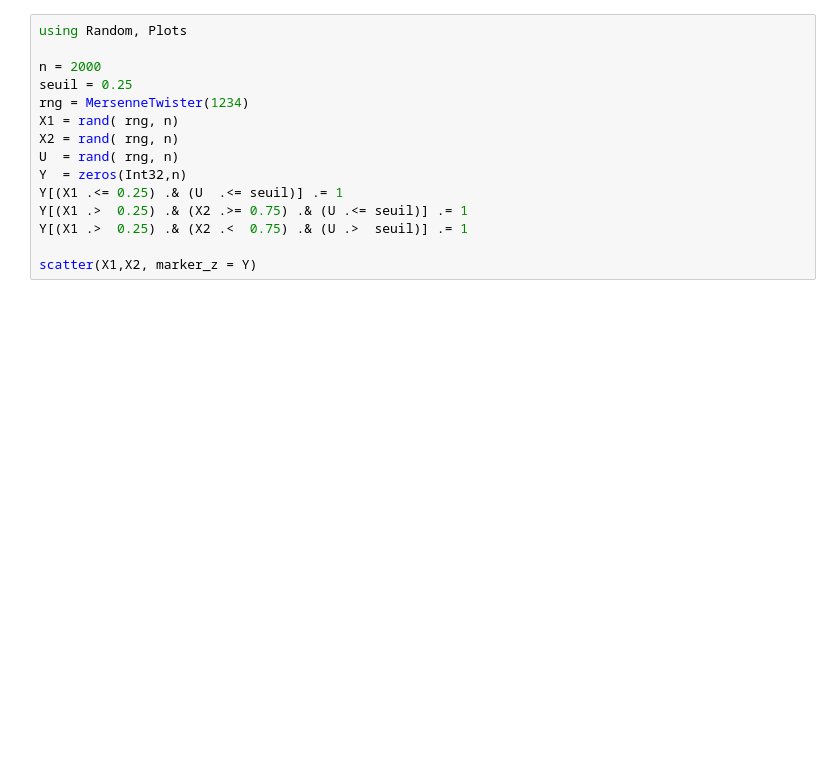
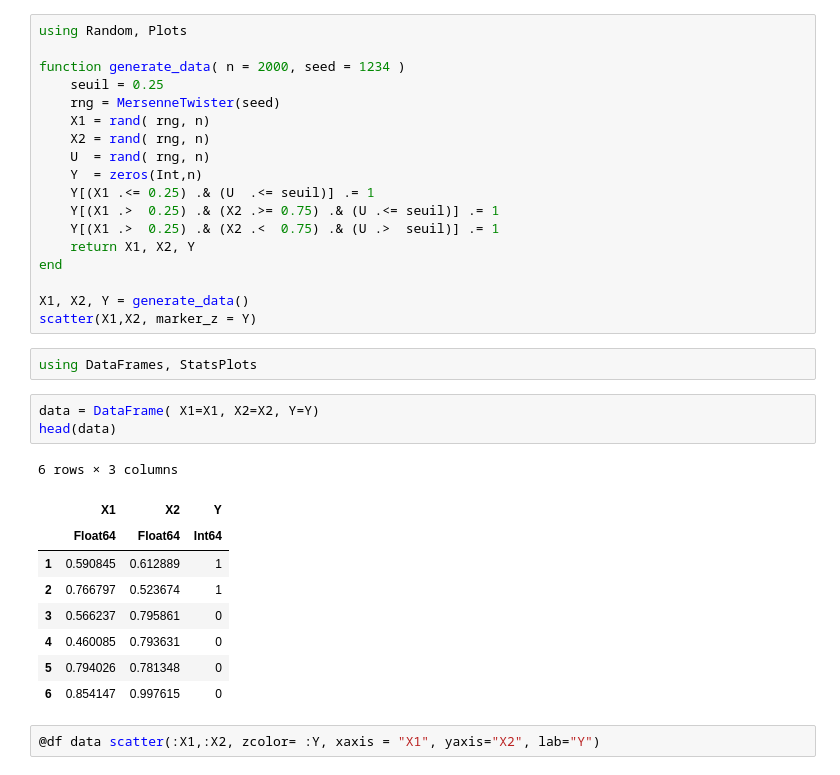
Before and after one commit to rindrafanomezana/agrocampus, a Jupyter notebook: notebooks/08-exemple-julia.ipynb, the cells around one changed output. Cells and saved outputs as stored; diff of their text form; blank space fills up the shorter version.

```diff
--- a/notebooks/08-exemple-julia.ipynb
+++ b/notebooks/08-exemple-julia.ipynb
@@ -1,15 +1,35 @@
 # %%
 using Random, Plots
 
-n = 2000
-seuil = 0.25
-rng = MersenneTwister(1234)
-X1 = rand( rng, n)
-X2 = rand( rng, n)
-U  = rand( rng, n)
-Y  = zeros(Int32,n)
-Y[(X1 .<= 0.25) .& (U  .<= seuil)] .= 1
-Y[(X1 .>  0.25) .& (X2 .>= 0.75) .& (U .<= seuil)] .= 1
-Y[(X1 .>  0.25) .& (X2 .<  0.75) .& (U .>  seuil)] .= 1
+function generate_data( n = 2000, seed = 1234 )
+    seuil = 0.25
+    rng = MersenneTwister(seed)
+    X1 = rand( rng, n)
+    X2 = rand( rng, n)
+    U  = rand( rng, n)
+    Y  = zeros(Int,n)
+    Y[(X1 .<= 0.25) .& (U  .<= seuil)] .= 1
+    Y[(X1 .>  0.25) .& (X2 .>= 0.75) .& (U .<= seuil)] .= 1
+    Y[(X1 .>  0.25) .& (X2 .<  0.75) .& (U .>  seuil)] .= 1
+    return X1, X2, Y
+end
 
+X1, X2, Y = generate_data()
 scatter(X1,X2, marker_z = Y)
+# %%
+using DataFrames, StatsPlots
+# %%
+data = DataFrame( X1=X1, X2=X2, Y=Y)
+head(data)
+# %% [output]
+6 rows × 3 columns
+|  | X1 | X2 | Y |
+|  | Float64 | Float64 | Int64 |
+| 1 | 0.590845 | 0.612889 | 1 |
+| 2 | 0.766797 | 0.523674 | 1 |
+| 3 | 0.566237 | 0.795861 | 0 |
+| 4 | 0.460085 | 0.793631 | 0 |
+| 5 | 0.794026 | 0.781348 | 0 |
+| 6 | 0.854147 | 0.997615 | 0 |
+# %%
+@df data scatter(:X1,:X2, zcolor= :Y, xaxis = "X1", yaxis="X2", lab="Y")
```
Also changed, not shown: parts of 3 cells of this notebook.
